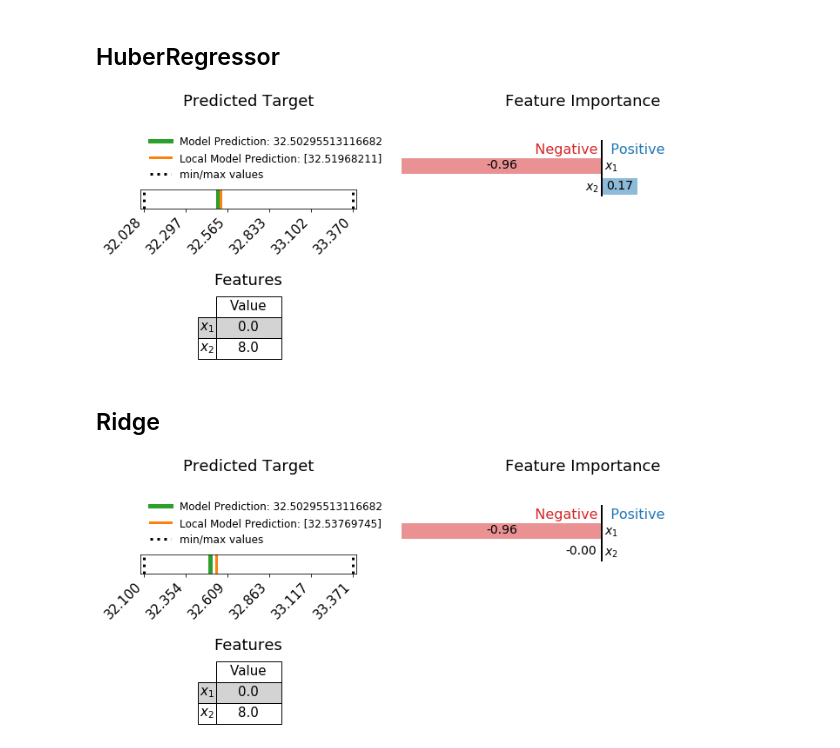
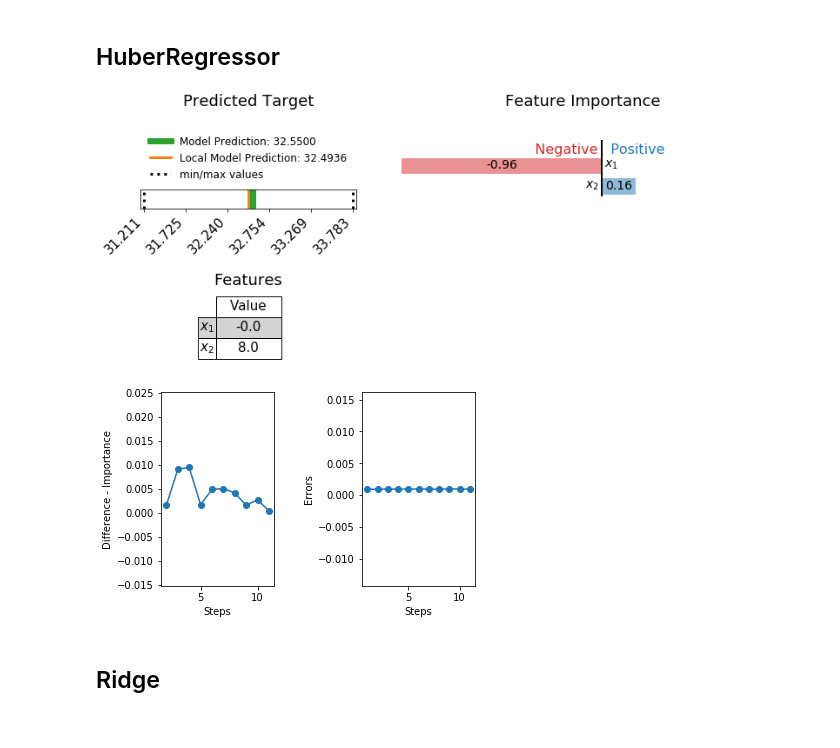
Before and after one commit to tiagobotari/melime, a Jupyter notebook: m-lime/experiments/ex_lime_tabular_regression_kde_spiral.ipynb, the cells around one changed output. Cells and saved outputs as stored; diff of their text form; code cells hidden in the pictures.

```diff
--- a/m-lime/experiments/ex_lime_tabular_regression_kde_spiral.ipynb
+++ b/m-lime/experiments/ex_lime_tabular_regression_kde_spiral.ipynb
@@ -59,0 +52,5 @@ MSError when predicting the mean 548.1298116166347
+# %%
+import pickle
+filename = 'mlp_model_spiral.bin'
+# pickle.dump(model, open(filename, 'wb'))
+model = pickle.load(open(filename, 'rb'))
@@ -70,7 +73,7 @@ array([], dtype=int64)
 # %% [markdown]
 For the point x<sup>1</sup>, the target value (the length of the spiral) will locally depend on the value of x<sub>1</sub> , thus the explanation methods should indicate that variable as the most important.
 # %%
-x_explain = np.array([0.0, 8.0])
+x_explain = np.array([-0.0, 8.0])
 # %%
 fig, ax = data.plot()
 cp = ax.scatter(x_explain[0], x_explain[1], c='black')
@@ -177,34 +184,36 @@ Score: -5720.914770338754
 # %%
 explainer, explanation, cov_fav_examples = None, None, None
-def explainer_linear(x_explain, local_model, tol=0.03):
+def explainer_linear(x_explain, local_model, tol=0.001, scale_data=False):
+    explainer, explanation, cov_fav_examples = None, None, None
     explainer = ExplainerLinear(
-        model_predict=rf.predict,
+        model_predict=model.predict,
         density=density,
         local_model=local_model,
         feature_names=['$x_1$', '$x_2$'],
         transformer=None,
         verbose=False
     )
-    explanation, cov_fav_examples, local_model = explainer.explain_instance(
+    explanation, cov_fav_examples = explainer.explain_instance(
             x_explain=x_explain.reshape(1, -1),
-            r=0.5,
+            r=1.0,
             n_samples=5000,
             tol=tol,
-            local_mini_batch_max=100,
+            local_mini_batch_max=20,
+            scale_data=scale_data,
             weight_kernel='gaussian'
           )
-    return explanation, cov_fav_examples, local_model, explainer
+    return explanation, cov_fav_examples
 # %% [markdown]
 ## HuberRegressor
 # %%
-explanation, cov_fav_examples, local_model, explainer = explainer_linear(x_explain, 'HuberRegressor')
-fig, axs = ExplainGraph.plot(local_model.explain())
+explanation, cov_fav_examples = explainer_linear(x_explain, 'HuberRegressor')
-# %% [output]
-[figure, removed]
+# %%
+fig, axs = ExplainGraph.plot(explanation.explain())
+fig, axs = ExplainGraph.plot_errors(explanation)
+# %% [output]
+[figure, added]
+[figure, added]
 # %% [markdown]
 ## Ridge
 # %%
-explanation, cov_fav_examples, local_model, explainer= explainer_linear(x_explain, 'Ridge')
-fig, axs = ExplainGraph.plot(local_model.explain())
+explanation, cov_fav_examples = explainer_linear(x_explain, 'Ridge')
-# %% [output]
-[figure, removed]
```
Also changed, not shown: parts of 23 cells of this notebook, 2 other files.
